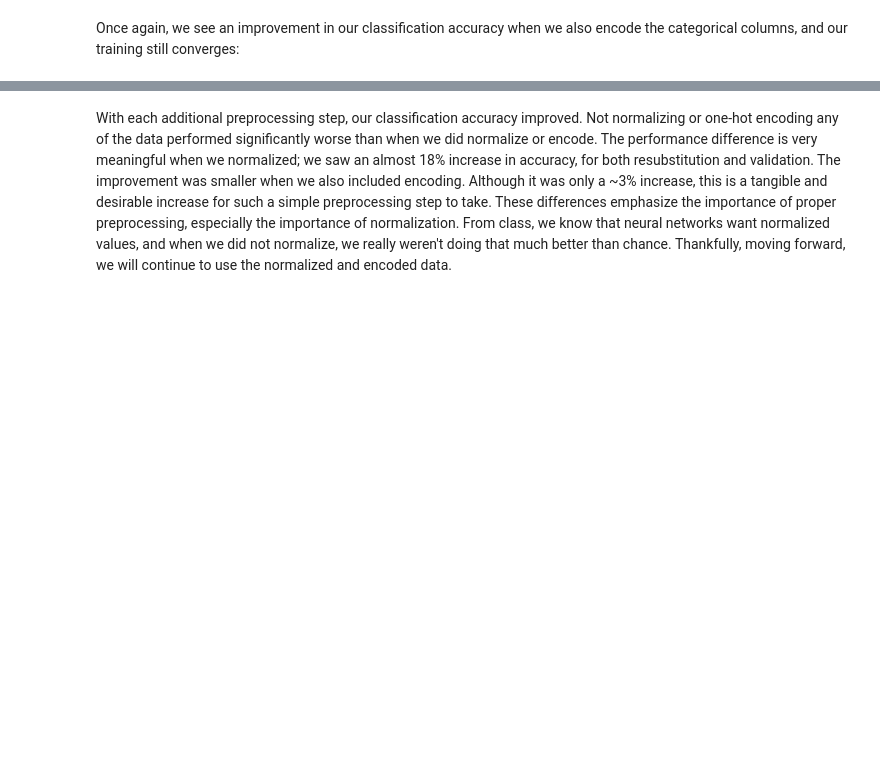
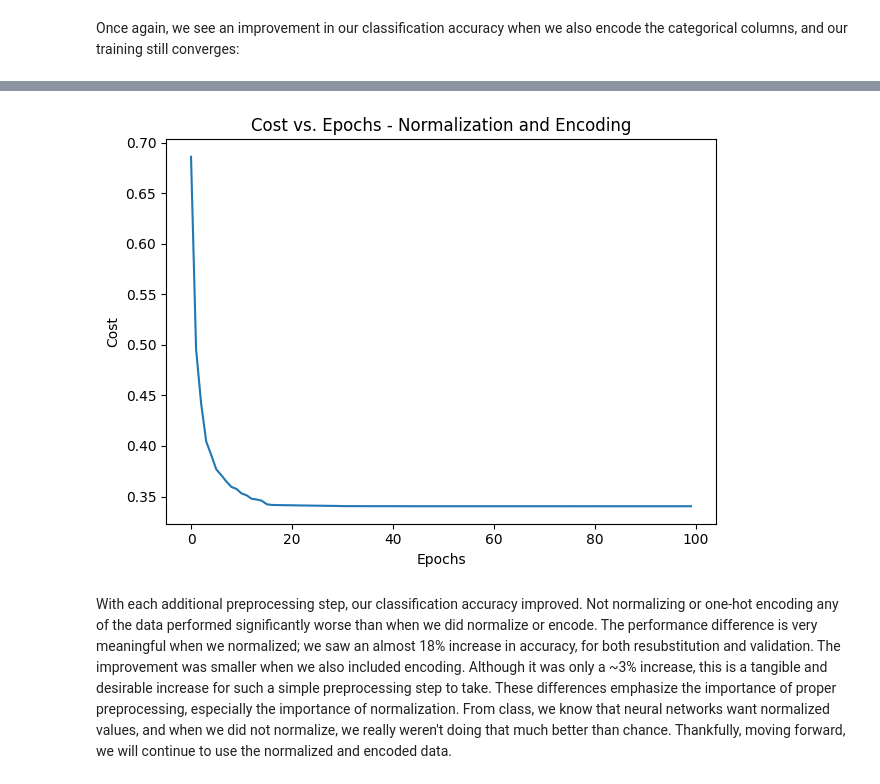
Before and after one commit to wyattsaltzman/ML-F23-Lab4, a Jupyter notebook: lab4.ipynb, the cells around one changed output, grey strips where cells are left out. Cells and saved outputs as stored; diff of their text form; code cells hidden in the pictures; blank space fills up the shorter version.

```diff
--- a/lab4.ipynb
+++ b/lab4.ipynb
@@ -619,3 +751,13 @@ print(X_test_norm_enc.shape)
 # %% [output]
 (58174, 85)
 (14544, 85)
+# %%
+indices = [0]
+columns_to_encode = X_train_smote_norm[:, indices]
+columns_to_exclude = np.delete(X_train_smote_norm, indices, axis=1)
+encoder = OneHotEncoder(sparse=False)
+one_hot_encoded_columns = encoder.fit_transform(columns_to_encode)
+X_train_smote_norm_enc = np.hstack((one_hot_encoded_columns, columns_to_exclude))
+
+print(X_train_smote_norm_enc.shape)
+print(X_test_norm_enc.shape)
@@ -633,0 +779,4 @@ Validation accuracy: 0.8620049504950495
+# %%
+smote_nn_norm_enc = TLP_Vec_Mini_Cross_Glorot(**vals)
+%time smote_nn_norm_enc.fit(X_train_smote_norm_enc, y_train_smote, print_progress=10, XY_test=(X_test_norm_enc, y_test))
+print_accuracies(smote_nn_norm_enc,X_train_smote_norm_enc,y_train_smote,X_test_norm_enc,y_test)
@@ -645,2 +800,11 @@ plt.show()
+# %%
+plt.plot(range(len(smote_nn_norm_enc.cost_)), smote_nn_norm_enc.cost_)
+plt.title('Cost vs. Epochs - Normalization and Encoding')
+plt.ylabel('Cost')
+plt.xlabel('Epochs')
+plt.tight_layout()
+plt.show()
+# %% [output]
+[figure, added]
 # %% [markdown]
 With each additional preprocessing step, our classification accuracy improved. Not normalizing or one-hot encoding any of the data performed significantly worse than when we did normalize or encode. The performance difference is very meaningful when we normalized; we saw an almost 18% increase in accuracy, for both resubstitution and validation. The improvement was smaller when we also included encoding. Although it was only a ~3% increase, this is a tangible and desirable increase  for such a simple preprocessing step to take. These differences emphasize the importance of proper preprocessing, especially the importance of normalization. From class, we know that neural networks want normalized values, and when we did not normalize, we really weren't doing that much better than chance. Thankfully, moving forward, we will continue to use the normalized and encoded data.
```
Also changed, not shown: parts of 24 cells of this notebook.
